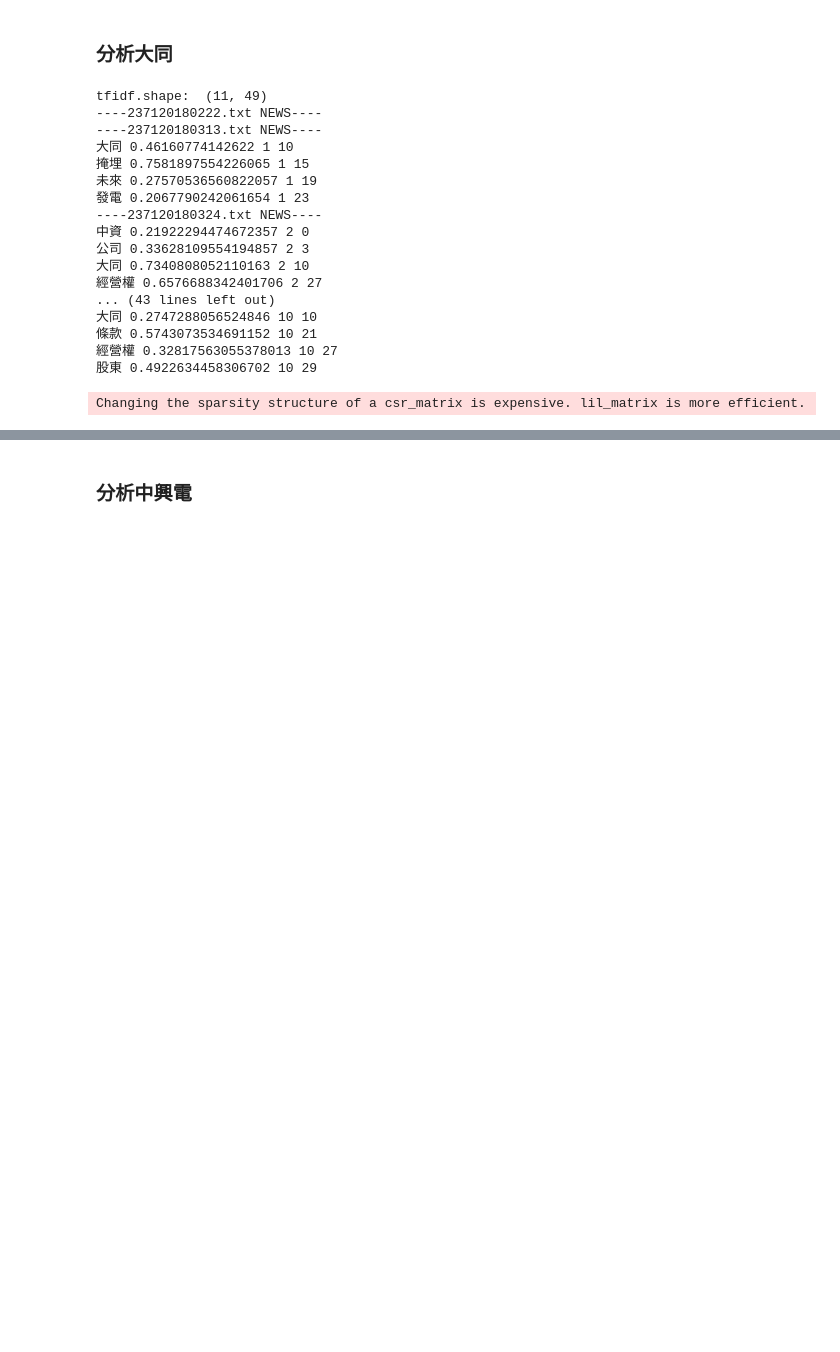
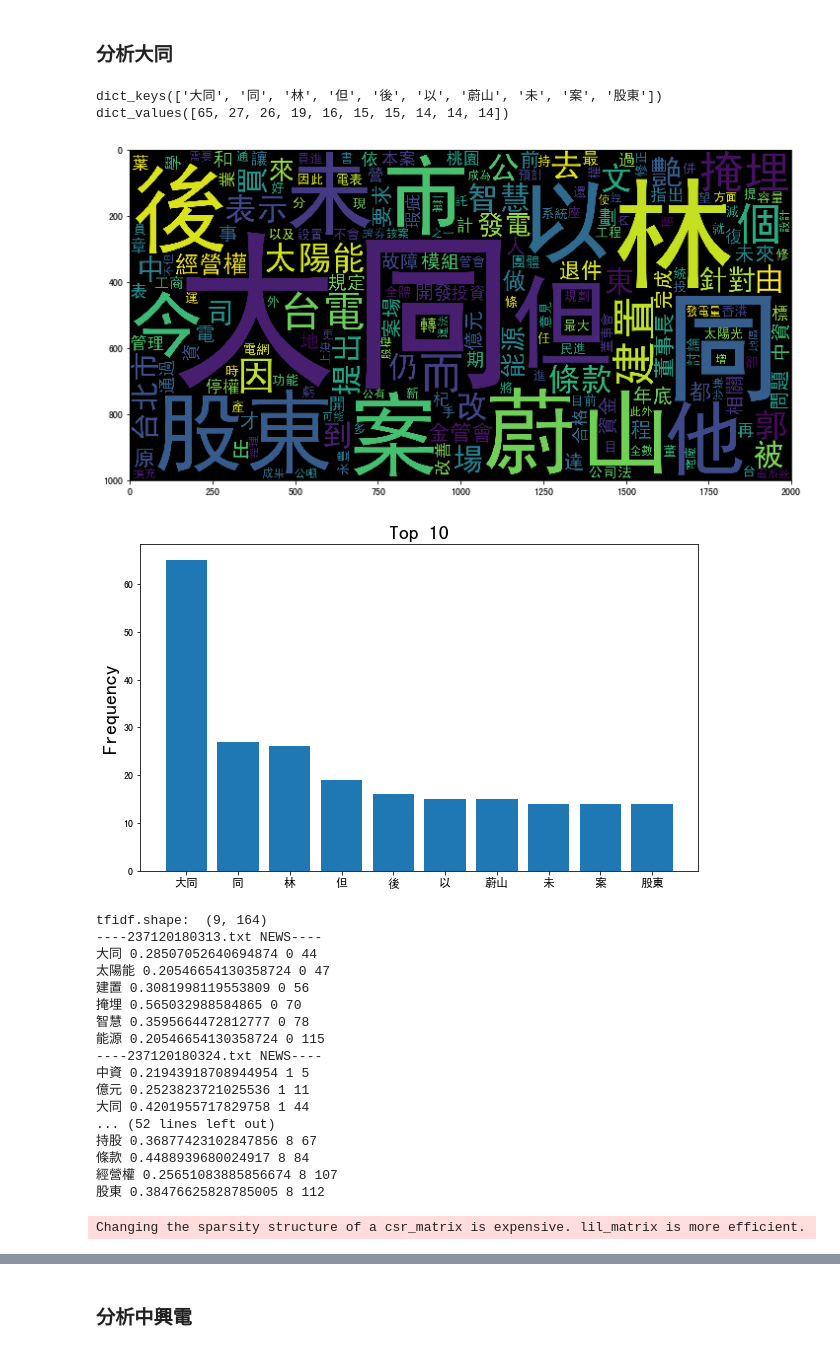
Before and after one commit to hsiehkl/NTU-CSX-Project, a Jupyter notebook: week_6/CPA & K-Means.ipynb, the cells around one changed output, grey strips where cells are left out. Drawn from its saved outputs; the diff is of its cells as text; code cells hidden in the pictures; blank space fills up the shorter version.

```diff
--- a/week_6/CPA & K-Means.ipynb
+++ b/week_6/CPA & K-Means.ipynb
@@ -196,33 +261,42 @@ plot_kmeans_scatter(Y_sklearn1, txts_in_folder1)
 # %%
 # get corpus from folder 大同
 txts_in_folder2 = get_txts(folders[2])
+word_dict2 = {}
 corpus2 = []
 
 for file_name in txts_in_folder2:
     filter_list = textMining(folders[2], file_name)
+    word_dict2 = get_word_dict(filter_list, word_dict2)
     join_list = " ".join(filter_list)
     corpus2.append(join_list)
 
+plot_cloud(word_dict2)
+plot_bar(word_dict2)
+
 Y_sklearn2 = analyze(folders[2], corpus2, txts_in_folder2)
 # %% [output]
-tfidf.shape:  (11, 49)
-----237120180222.txt NEWS----
-----237120180313.txt NEWS----
-大同 0.46160774142622 1 10
-掩埋 0.7581897554226065 1 15
-未來 0.27570536560822057 1 19
-發電 0.2067790242061654 1 23
-----237120180324.txt NEWS----
-中資 0.21922294474672357 2 0
-公司 0.33628109554194857 2 3
-大同 0.7340808052110163 2 10
-經營權 0.6576688342401706 2 27
-... (43 lines left out)
-大同 0.2747288056524846 10 10
-條款 0.5743073534691152 10 21
-經營權 0.32817563055378013 10 27
-股東 0.4922634458306702 10 29
+dict_keys(['大同', '同', '林', '但', '後', '以', '蔚山', '未', '案', '股東'])
+dict_values([65, 27, 26, 19, 16, 15, 15, 14, 14, 14])
+[figure, added]
+[figure, added]
-Changing the sparsity structure of a csr_matrix is expensive. lil_matrix is more efficient.
+tfidf.shape:  (9, 164)
+----237120180313.txt NEWS----
+大同 0.28507052640694874 0 44
+太陽能 0.20546654130358724 0 47
+建置 0.3081998119553809 0 56
+掩埋 0.565032988584865 0 70
+智慧 0.3595664472812777 0 78
+能源 0.20546654130358724 0 115
+----237120180324.txt NEWS----
+中資 0.21943918708944954 1 5
+億元 0.2523823721025536 1 11
+大同 0.4201955717829758 1 44
+... (52 lines left out)
+持股 0.36877423102847856 8 67
+條款 0.4488939680024917 8 84
+經營權 0.25651083885856674 8 107
+股東 0.38476625828785005 8 112
+Changing the sparsity structure of a csr_matrix is expensive. lil_matrix is more efficient.
 # %%
 plot_kmeans_scatter(Y_sklearn2, txts_in_folder2)
 # %% [output]
```
Also changed, not shown: parts of 19 cells of this notebook.
